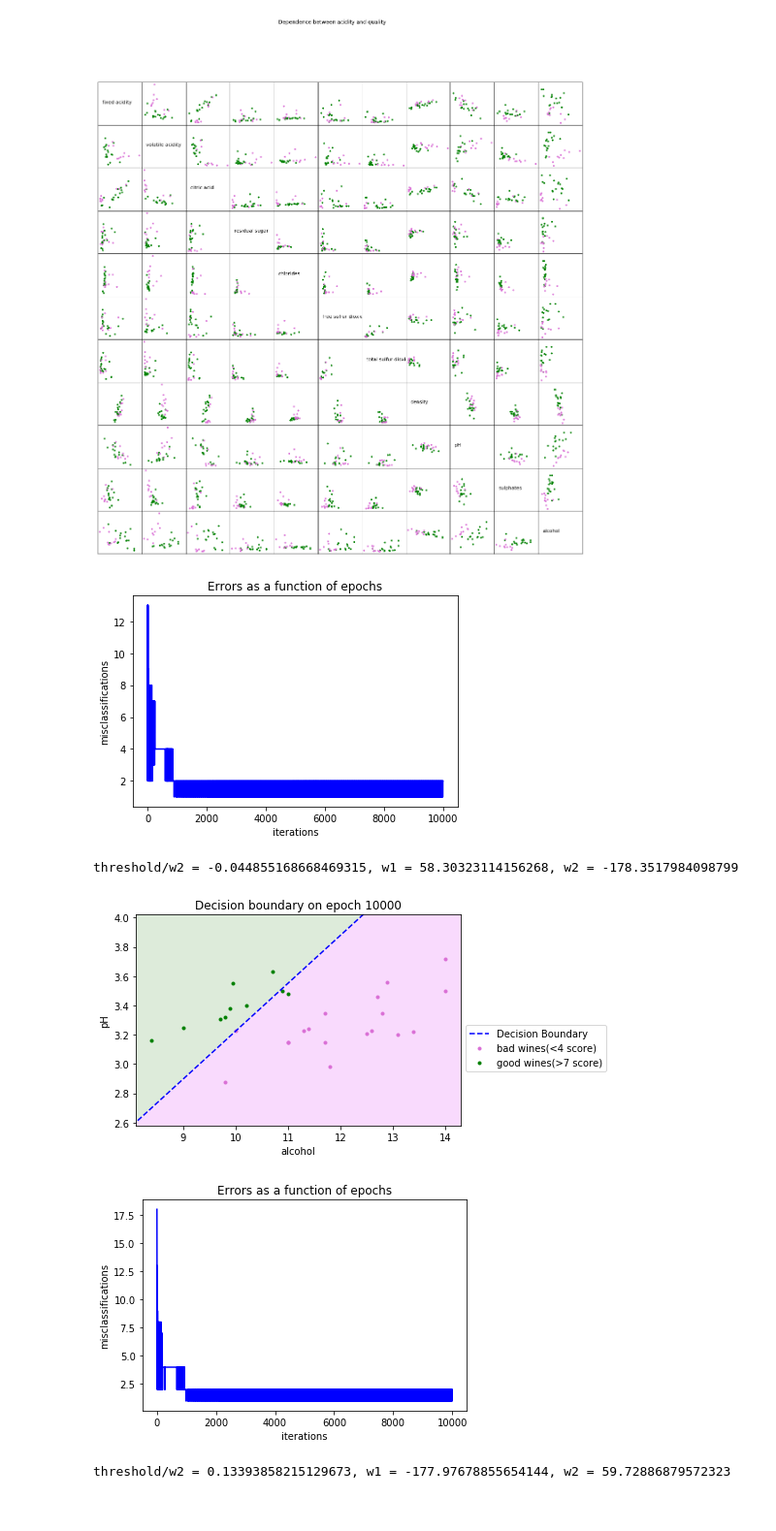
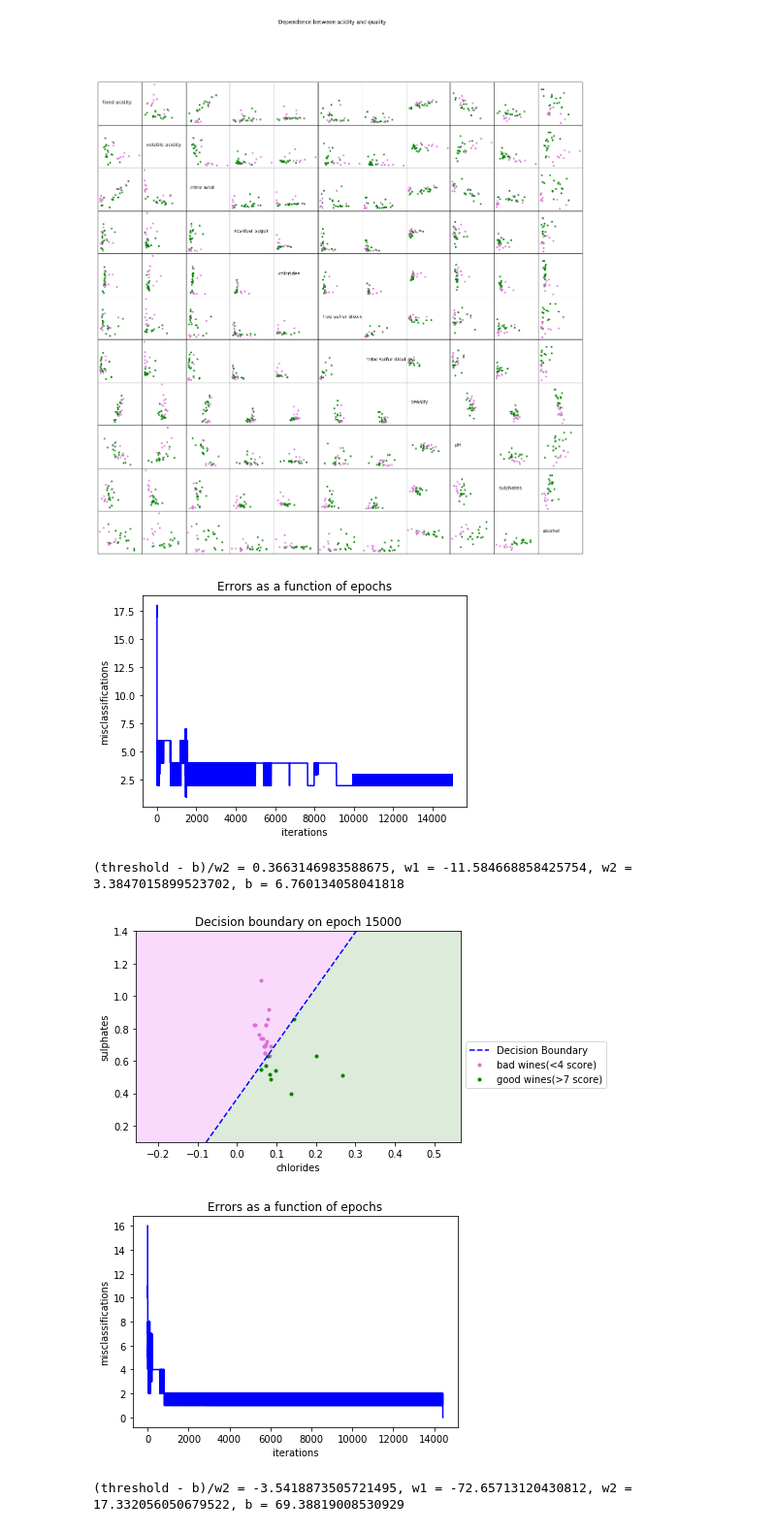
Before and after one commit to tsergien/sommelier, a Jupyter notebook: perceptron.ipynb, the cells around one changed output. Shown at 97% size. Saved outputs shown, nothing was run; the diff lists cells and outputs as text; code cells hidden in the pictures.

Commit message:
add bias, error 0

```diff
--- a/perceptron.ipynb
+++ b/perceptron.ipynb
@@ -82,11 +82,12 @@ class Perceptron(object):
 
     def do_step(self, x, y, d):
         for row in range(len(x)):
-            y[row] = int(dot(x[row], self.w) >= self.threshold)
+            y[row] = int(dot(x[row], self.w) + self.bias >= self.threshold)
             for col in range(len(x[row])):
                 self.w[col] += self.learning_rate * (d[row] - y[row]) * x[row][col]
+            self.bias += self.learning_rate * (d[row] - y[row])
         self.current_epoch +=1
-        self.res.append([self.current_epoch, self.error(y, d), self.w, y])
+        self.res.append([self.current_epoch, self.error(y, d), self.w, self.bias])
         return
 
     def train(self, x: list, d: list):
@@ -96,9 +97,10 @@ class Perceptron(object):
         d - desired output (good(1) or bad(0) wines good=(quality>threshold))
         """
         assert (len(x) == len(d)), "x should have the same amount of rows as d"
-        self.w = [random.random() for i in range(len(x[0]))]
+        self.w = [random.random() for i in range(len(x[0]))] # x1w1 + x2w2 + b.
+        self.bias = random.random()
         y = [int(random.random() > 0.5) for _ in range(len(x))]
-        self.res.append([self.current_epoch, self.error(y, d), self.w, y])
+        self.res.append([self.current_epoch, self.error(y, d), self.w, self.bias])
         if self.epochs > 0:
             for _ in range(self.epochs):
                 self.do_step(x, y, d)
@@ -115,6 +117,9 @@ def plot_performance(performance, wine_data, good_thresh, bad_thresh, factors: l
     1) Classification Errors vs. Epochs
     2) Decision boundary for two factors
     """
+    if epoch < 0 or epoch > performance[-1][0]:
+        print(f'epoch was : {epoch}')
+        epoch = performance[-1][0]
     plt.figure(1)
     errors = [performance[i][1]  for i in range(len(performance))]
     epochs = [performance[i][0]  for i in range(len(performance))]
@@ -124,12 +129,13 @@ def plot_performance(performance, wine_data, good_thresh, bad_thresh, factors: l
     plt.title('Errors as a function of epochs')
     plt.show()
 
+    b = performance[epoch][3]
     w1 = performance[epoch][2][0]
     w2 = performance[epoch][2][1]
     assert w2 != 0, "w2 = 0"
-    print(f'threshold/w2 = {good_thresh/w2}, w1 = {w1}, w2 = {w2}') # x1w1 + x2w2 = 8 -> f2 =(8- x1 w1)/ w2
-    f1 = [i for i in range(100)]
-    f2 = [ (good_thresh - w1 * f1[j]) / w2 for j in range(len(f1))]
+    print(f'(threshold - b)/w2 = {(good_thresh-b)/w2}, w1 = {w1}, w2 = {w2}, b = {b}') # x1w1 + x2w2 + b =8
+    f1 = [i for i in range(-50, 50)]
+    f2 = [ (good_thresh -b - w1 * f1[j]) / w2 for j in range(len(f1))]
     plt.figure(2)
     plt.xlim(min(wine_data[factors[0]].values)-0.3, max(wine_data[factors[0]].values)+0.3)
     plt.ylim(min(wine_data[factors[1]].values)-0.3, max(wine_data[factors[1]].values)+0.3)
@@ -147,40 +153,45 @@ def plot_performance(performance, wine_data, good_thresh, bad_thresh, factors: l
     right_color, left_color = (0.976, 0.854, 0.992), (0.866, 0.921, 0.854)
     righter = 0
     for xi, yi in zip(xg, yg):
-        if (good_thresh - w1 * xi) / w2 < yi:
+        if (good_thresh - b - w1 * xi) / w2 < yi:
             righter += 1
     if righter > len(xg) / 2:
         right_color, left_color = (0.866, 0.921, 0.854), (0.976, 0.854, 0.992)
 
 
     plt.fill_between(f1, f2, 100, facecolor=left_color)
-    plt.fill_between(f1, f2, 0, facecolor=right_color)
+    plt.fill_between(f1, f2, -100, facecolor=right_color)
     plt.scatter(xg, yg, marker='.', c='orchid', label=f'bad wines(<{bad_thresh+1} score)')
     plt.scatter(xb, yb, marker='.', c='green', label=f'good wines(>{good_thresh-1} score)')
     plt.title(f'Decision boundary on epoch {epoch}')
     plt.xlabel(factors[0])
     plt.ylabel(factors[1])
     plt.legend(loc='upper left', bbox_to_anchor=(1, 0.5))
     return
 
-
+import imageio
 def prepare_data_and_train(wine_data: pd.DataFrame, factors: list, wines_threshs: list, epochs: int):
-    learning_rate = 0.35
+    learning_rate = 0.1
     threshold = 8
     perceptron = Perceptron(threshold, learning_rate, epochs)
     part = wine_data[wine_data.quality.isin(wines_threshs)]
     part.index = range(len(part))
     x = part[factors].values
     d = (part['quality'] >= threshold).astype(int)
     perceptron.train(x, d)
     plot_performance(perceptron.res, part, wines_threshs[1], wines_threshs[0], factors, perceptron.current_epoch)
     return
 
 
-prepare_data_and_train(red_df, ['alcohol', 'pH'], [3, 8], 10000)
+prepare_data_and_train(red_df, ['chlorides', 'sulphates'], [3, 8], 15000)
+prepare_data_and_train(red_df, ['pH', 'alcohol'], [3, 8], 0)
+prepare_data_and_train(red_df, ['volatile acidity', 'alcohol'], [3, 8], 15000)
+prepare_data_and_train(red_df, ['density', 'volatile acidity'], [3, 8], 15000)
+
+# V.2 end
 # %% [output]
-[figure, old version]
+[figure, new version]
-threshold/w2 = -0.044855168668469315, w1 = 58.30323114156268, w2 = -178.3517984098799
+(threshold - b)/w2 = 0.3663146983588675, w1 = -11.584668858425754, w2 = 3.3847015899523702, b = 6.760134058041818
-[figure, old version]
+[figure, new version]
-[figure, old version]
+[figure, new version]
-threshold/w2 = 0.13393858215129673, w1 = -177.97678855654144, w2 = 59.72886879572323
+(threshold - b)/w2 = -3.5418873505721495, w1 = -72.65713120430812, w2 = 17.332056050679522, b = 69.38819008530929
```
Also changed, not shown: parts of 3 cells of this notebook.
